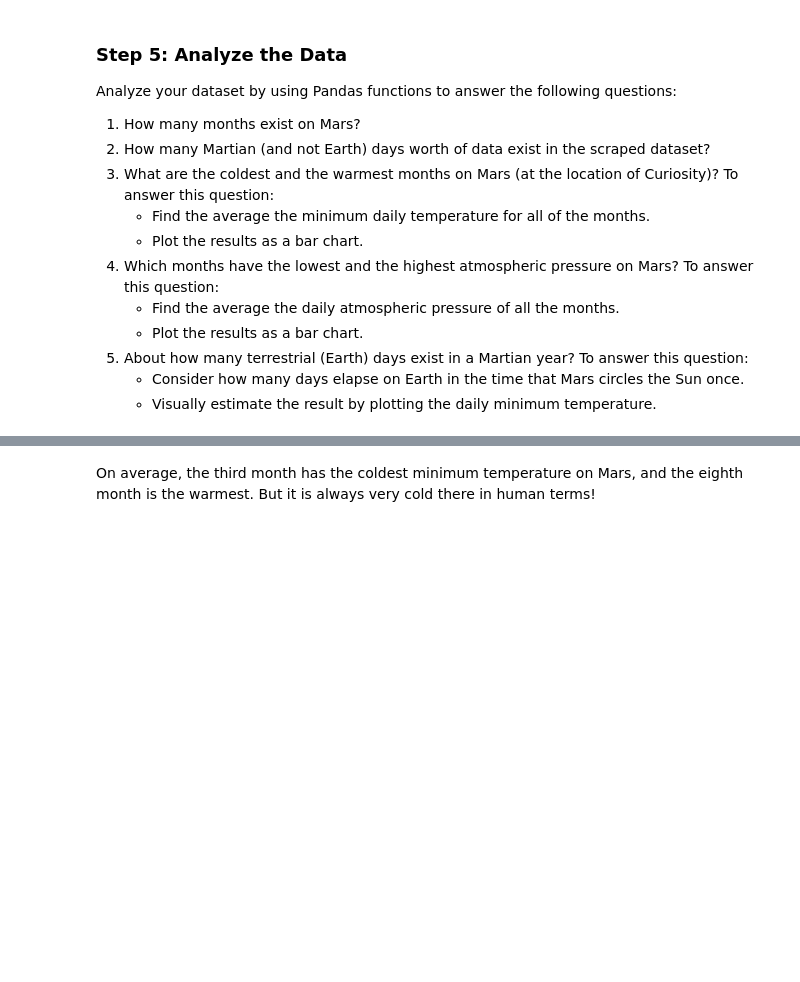
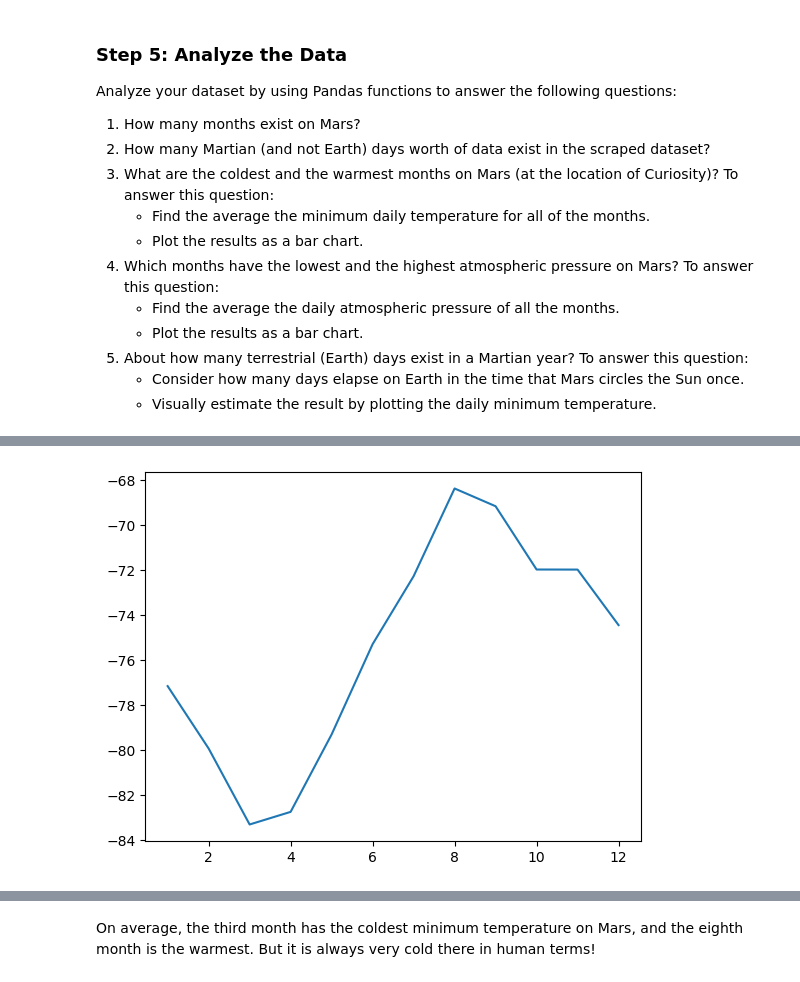
Before and after one commit to motoroid/Mars_challenge, a Jupyter notebook: part_2_mars_weather.ipynb, the cells around one changed output, grey strips where cells are left out. Saved outputs shown, nothing was run; the diff lists cells and outputs as text; code cells hidden in the pictures; blank space fills up the shorter version.

```diff
--- a/part_2_mars_weather.ipynb
+++ b/part_2_mars_weather.ipynb
@@ -85,7 +85,16 @@ mars_temp =[]
 for mars_data in mars_data_table:
     row = mars_data.find_all("td")
     print("---")
-    for cell in row:
-        print (cell.text)
+    data_row = [mars_items.text for mars_items in row]
+    print(data_row)
+
+    mars_temp.append(data_row)
+
+    # for mars_items in row:
+    #     x=mars_items.text
+    #     mars_list=[]
+    #     mars_list.append(x)
+    # mars_temp.append(mars_list)
+#print(mars_temp)
 # %% [output]
 ---
@@ -150,5 +161,6 @@ for mars_data in mars_data_table:
 #print(mars_temp)
 # %%
 # Create a Pandas DataFrame by using the list of rows and a list of the column names
-mars_df=pd.DataFrame(mars_temp)
+mars_df=pd.DataFrame(mars_temp, columns=["id", "terrestrial_date","sol","ls","month","min-temp","pressure"])
+
 mars_df.head()
@@ -168,2 +202,11 @@ Examine the data types that are currently associated with each column. If necess
+# %%
+# Change data types for data analysis
+mars_df["id"]=pd.to_numeric(mars_df["id"])
+mars_df["sol"]=pd.to_numeric(mars_df["sol"])
+mars_df["ls"]=pd.to_numeric(mars_df["ls"])
+mars_df["month"]=pd.to_numeric(mars_df["month"])
+mars_df["terrestrial_date"]=pd.to_datetime(mars_df["terrestrial_date"])
+mars_df["min-temp"]=pd.to_numeric(mars_df["min-temp"])
+mars_df["pressure"]=pd.to_numeric(mars_df["pressure"])
 # %%
 # Confirm type changes were successful by examining data types again
@@ -190,2 +249,4 @@ Analyze your dataset by using Pandas functions to answer the following questions
 # %%
 # 3. What is the average low temperature by month?
+avg_month_low=mars_df.groupby("month")["min-temp"].mean()
+avg_month_low
@@ -192,5 +268,12 @@ Analyze your dataset by using Pandas functions to answer the following questions
 # %%
 # Plot the average temperature by month
+# import numpy as np
+# x = np.array(["month"])
+# y= np.array(avg_month_low)
+plt.plot(avg_month_low)
+plt.show()
+# %% [output]
+[figure, added]
 # %%
 # Identify the coldest and hottest months in Curiosity's location
 # %%
```
Also changed, not shown: parts of 14 cells of this notebook, 2 other files.
